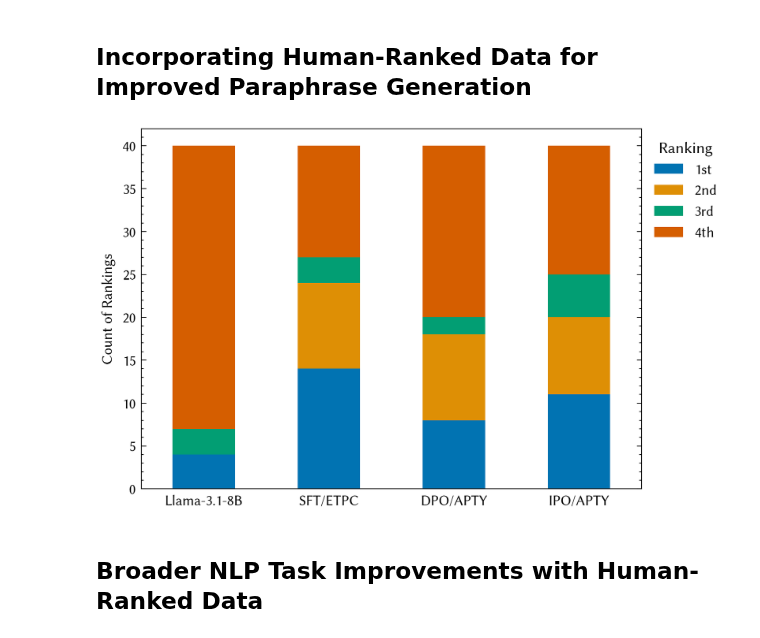
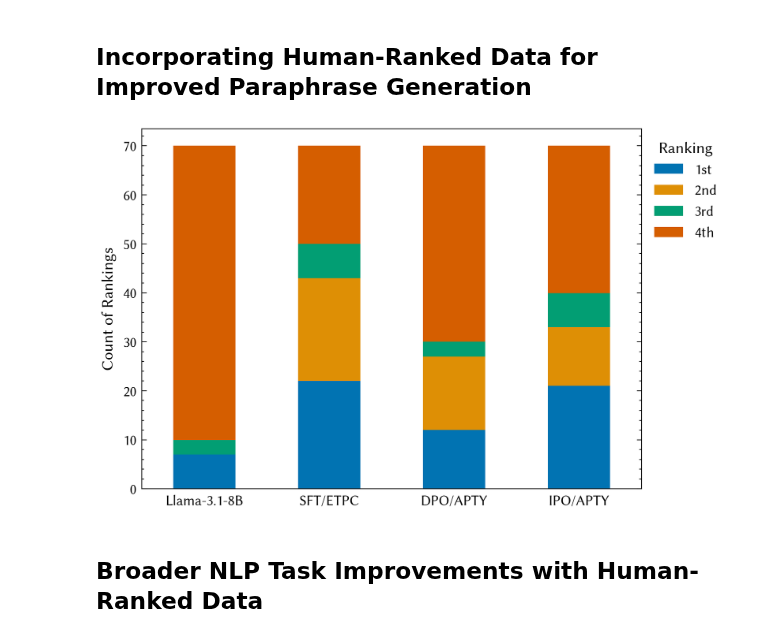
Before and after one commit to cluebbers/dpo-rlhf-paraphrase-types, a Jupyter notebook: notebooks/plots.ipynb, the cells around one changed output. Saved outputs shown, nothing was run; the diff lists cells and outputs as text; code cells hidden in the pictures.

```diff
--- a/notebooks/plots.ipynb
+++ b/notebooks/plots.ipynb
@@ -18,7 +18,7 @@ from transformers import AutoModelForSequenceClassification, AutoTokenizer
 output_dir = "/home/slim/dpo-rhlf-paraphrase-types/out/plots"
 os.chdir("/home/slim/dpo-rhlf-paraphrase-types")
 
-with open('/home/slim/dpo-rhlf-paraphrase-types/out/gen-models/project-6-at-2024-11-11-11-01-407552a7.json', 'r') as f:
+with open('/home/slim/dpo-rhlf-paraphrase-types/out/gen-models/project-6-at-2024-11-11-13-22-70959b8f.json', 'r') as f:
     annotations_data = json.load(f)
 with open('/home/slim/dpo-rhlf-paraphrase-types/out/gen-models/generated_paraphrases_Llama-3.1-8B.json', 'r') as f:
     evaluations_data = json.load(f)
@@ -67,13 +67,4 @@ def add_line_breaks(text, n=2):
     words = text.split(" ")
     lines = [" ".join(words[i : i + n]) for i in range(0, len(words), n)]
     return "\n".join(lines)
-
-
-textwidth1 = 5.47  # onecolumn
-aspect_ratio = (5**0.5 - 1) / 2  # golden ratio
-width1 = textwidth1
-height1 = width1 * aspect_ratio
-textwidthcm = 15.99773  # onecolumn
-textwidthcm = 7.82315  # twocolumn
-textheightcm = textwidthcm / aspect_ratio
 # %%
@@ -219,11 +233,7 @@ y = np.arange(len(sorted_apt_values))  # the label locations for the y-axis
 width = 0.3  # the width of the bars
 
 # Create the plot
-fig, ax = plt.subplots(figsize=(width1, height1), dpi=300, constrained_layout=True)
-plt.style.use(["science", "no-latex"])
-sns.set_palette("colorblind")
-rcParams["font.family"] = "sans-serif"
-rcParams["font.sans-serif"] = ["Linux Biolinum O", "Linux Biolinum", "Biolinum"]
+fig, ax = plt.subplots(constrained_layout=True)
 
 # Plot each model's accuracy as a separate set of horizontal bars
 for i, model in enumerate(models):
@@ -232,16 +242,13 @@ for i, model in enumerate(models):
     )
 
 # Add labels and title
-plt.xlabel("Accuracy (%) of generating a specified praphrase type", fontsize=9)
-ax.set_yticks(y + width * (len(models) - 1) / 2, labels=sorted_apt_values, fontsize=9)
+plt.xlabel("Accuracy (%) of generating a specified praphrase type")
+ax.set_yticks(y + width * (len(models) - 1) / 2, labels=sorted_apt_values)
 plt.xlim(0, 100)
-plt.legend(title="Model", fontsize=9)
+plt.legend(title="Model")
 
 ax.tick_params(axis="y", which="both", left=False, right=False)
 
 output_path = os.path.join(output_dir, "llama2_type_ranking.pdf")
 plt.savefig(output_path, dpi=300)
-
-# Display the plot
-plt.show()
 # %% [output]
@@ -366,44 +367,38 @@ def analyze_rankings(data):
                             for model_id in model_ids:
                                 if model_id in model_map:
                                     rank_counts[model_map[model_id]][rank_num] += 1
 
     # Convert to DataFrame
     df = pd.DataFrame(rank_counts).transpose()
 
     return df
 
 # Create plot
 def create_ranking_plot(df):
-    fig, ax = plt.subplots(figsize=(width1, height1), dpi=300, constrained_layout=True)
-    plt.style.use(["science", "no-latex"])
-    sns.set_palette("colorblind")
-    rcParams["font.family"] = "sans-serif"
-    rcParams["font.sans-serif"] = ["Linux Biolinum O", "Linux Biolinum", "Biolinum"]
+    fig, ax = plt.subplots(constrained_layout=True)
 
     df.plot(kind='bar', stacked=True, ax=ax)
 
-    ax.set_ylabel("Count of Rankings", fontsize=9)
-    ax.tick_params(axis="x", which="both", top=False, bottom=False, labelsize=9, rotation=0)
-    ax.tick_params(axis="y", labelsize=9)
+    ax.set_ylabel("Count of Rankings")
+    ax.tick_params(axis="x", which="both", top=False, bottom=False, rotation=0)
+    ax.tick_params(axis="y")
 
     ax.legend(title="Ranking",
              labels=["1st", "2nd", "3rd", "4th"],
              bbox_to_anchor=(1.0, 1),
              loc='upper left',
              fontsize=9)
 
     return plt
 
 # Load and process data
 df = analyze_rankings(annotations_data)
 plot = create_ranking_plot(df)
 
 output_path = os.path.join(output_dir, "apt_ranking.pdf")
 plt.savefig(output_path, dpi=300)
-
-plot.show()
 # %% [output]
-[figure, old version]
+[figure, new version]
 # %% [markdown]
 ## Broader NLP Task Improvements with Human-Ranked Data
 # %%
```
Also changed, not shown: parts of 10 cells of this notebook.
